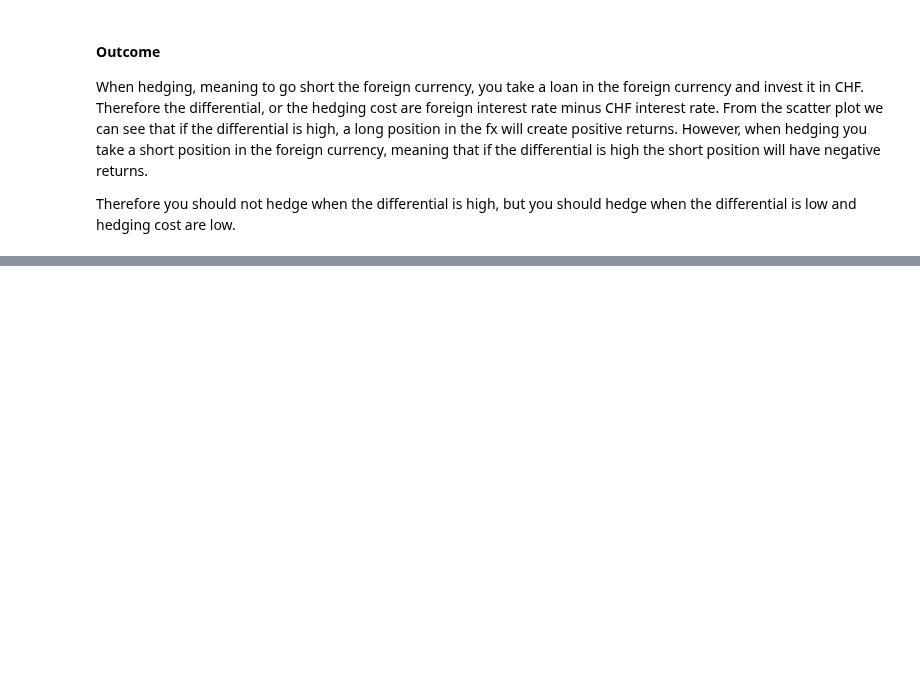
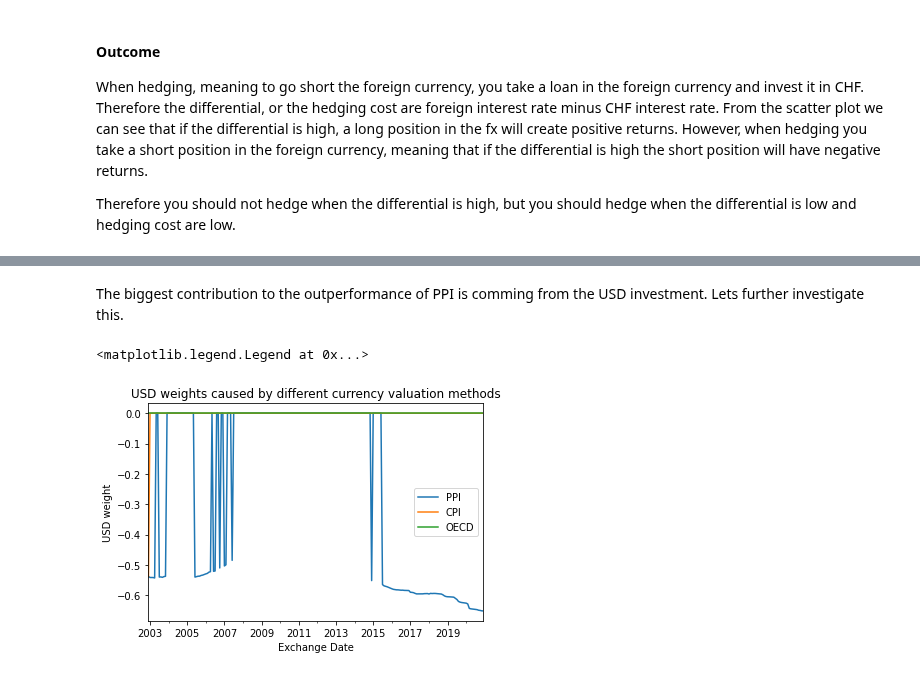
Before and after one commit to Tobias-Mann/Practicioners-Seminar-Notebook, a Jupyter notebook: Dynamic Currency Hedging.ipynb, the cells around one changed output, grey strips where cells are left out. Drawn from its saved outputs; the diff is of its cells as text; code cells hidden in the pictures; blank space fills up the shorter version.

```diff
--- a/Dynamic Currency Hedging.ipynb
+++ b/Dynamic Currency Hedging.ipynb
@@ -229,0 +572,13 @@ Therefore you should not hedge when the differential is high, but you should hed
+# %% [markdown]
+The biggest contribution to the outperformance of PPI is comming from the USD investment. Lets further investigate this.
+# %%
+backtest_expensive_hedge_weights_ppi['USDCHF'].plot()
+backtest_expensive_hedge_weights_cpi['USDCHF'].plot()
+backtest_expensive_hedge_weights_oecd['USDCHF'].plot()
+plt.title('USD weights caused by different currency valuation methods')
+plt.ylabel('USD weight')
+plt.legend(['PPI', 'CPI', 'OECD'])
+#backtest_expensive_hedge_weights_check['USDCHF'].plot()
+# %% [output]
+<matplotlib.legend.Legend at 0x...>
+[figure, added]
```
Also changed, not shown: parts of 23 cells of this notebook, 1 other file.
